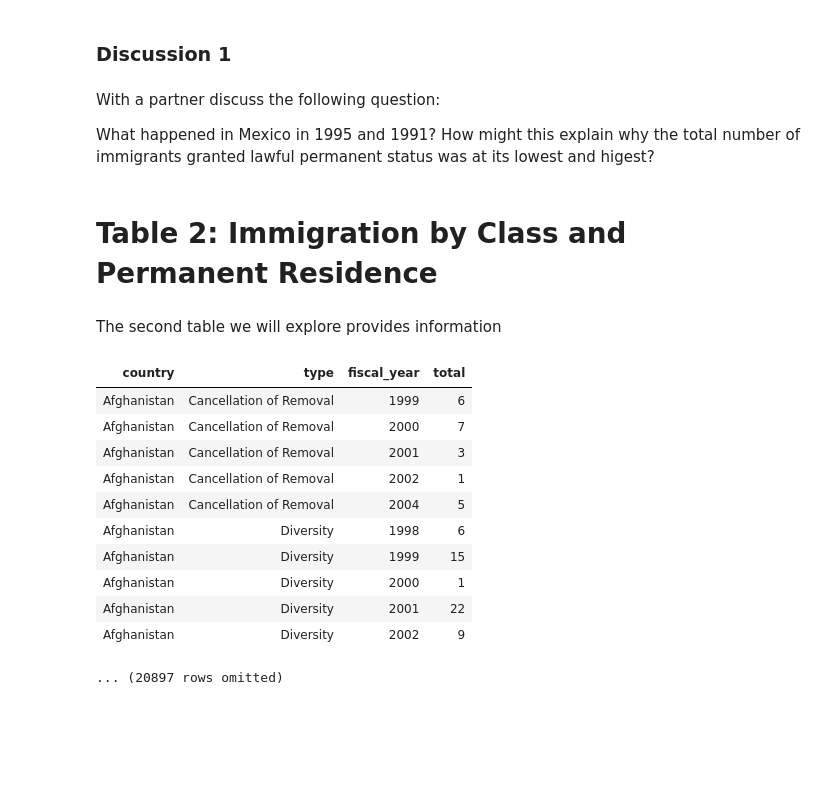
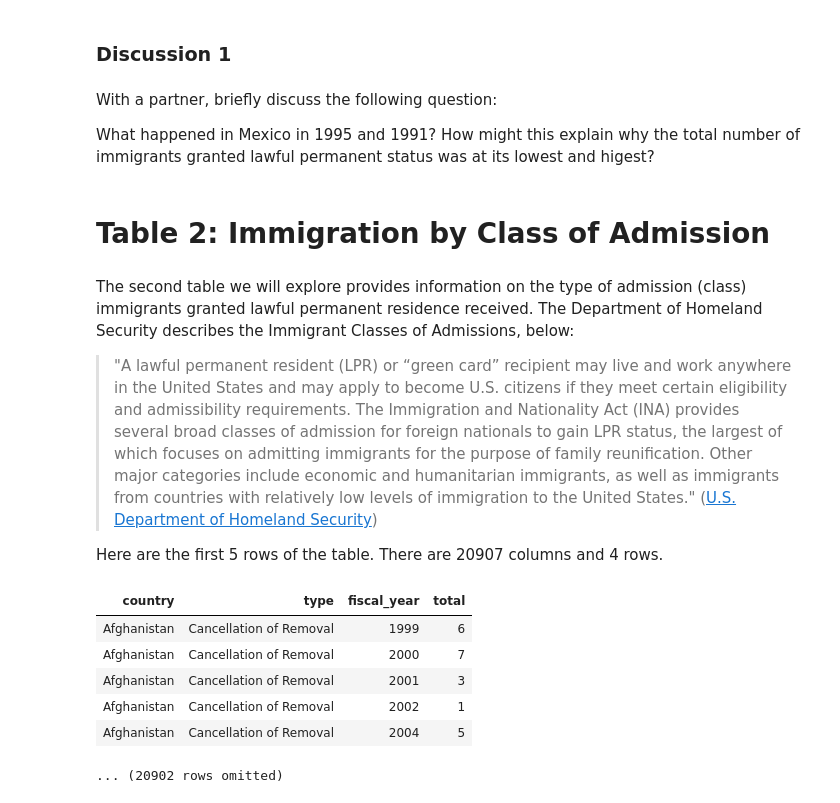
Before and after one commit to ds-modules/POLSCI-5, a Jupyter notebook: Immigration.ipynb, the cells around one changed output. Drawn from its saved outputs; the diff is of its cells as text; code cells hidden in the pictures; blank space fills up the shorter version.

Commit message:
editing table 1 and adding with table 2

```diff
--- a/Immigration.ipynb
+++ b/Immigration.ipynb
@@ -192,26 +194,25 @@ Highest total granted lawful permanent residence: 946167
 # %% [markdown]
 ### Discussion 1
 # %% [markdown]
-With a partner discuss the following question:
+With a partner, briefly discuss the following question:
 
 What happened in Mexico in 1995 and 1991? How might this explain why the total number of immigrants granted lawful permanent status was at its lowest and higest?
 # %% [markdown]
-# Table 2: Immigration by Class and Permanent Residence <a id='3'></a>
+# Table 2: Immigration by Class of Admission <a id='3'></a>
-# %% [markdown]
-The second table we will explore provides information
+# %% [markdown]
+The second table we will explore provides information on the type of admission (class) immigrants granted lawful permanent residence received. The Department of Homeland Security describes the Immigrant Classes of Admissions, below:
+
+> "A lawful permanent resident (LPR) or “green card” recipient may live and work anywhere in the United States and may apply to become U.S. citizens if they meet certain eligibility and admissibility requirements. The Immigration and Nationality Act (INA) provides several broad classes of admission for foreign nationals to gain LPR status, the largest of which focuses on admitting immigrants for the purpose of family reunification. Other major categories include economic and humanitarian immigrants, as well as immigrants from countries with relatively low levels of immigration to the United States." ([U.S. Department of Homeland Security](https://www.dhs.gov/immigration-statistics/lawful-permanent-residents/ImmigrantCOA))
+
+Here are the first 5 rows of the table. There are 20907 columns and 4 rows.
 # %%
 class_perm = Table.read_table('immigrants-class-perm.csv') # read in the dataset
-class_perm
+class_perm.show(5)
 # %% [output]
 | country | type | fiscal_year | total |
 | Afghanistan | Cancellation of Removal | 1999 | 6 |
 | Afghanistan | Cancellation of Removal | 2000 | 7 |
 | Afghanistan | Cancellation of Removal | 2001 | 3 |
 | Afghanistan | Cancellation of Removal | 2002 | 1 |
 | Afghanistan | Cancellation of Removal | 2004 | 5 |
-| Afghanistan | Diversity | 1998 | 6 |
-| Afghanistan | Diversity | 1999 | 15 |
-| Afghanistan | Diversity | 2000 | 1 |
-| Afghanistan | Diversity | 2001 | 22 |
-| Afghanistan | Diversity | 2002 | 9 |
-... (20897 rows omitted)
+... (20902 rows omitted)
```
Also changed, not shown: parts of 16 cells of this notebook.
